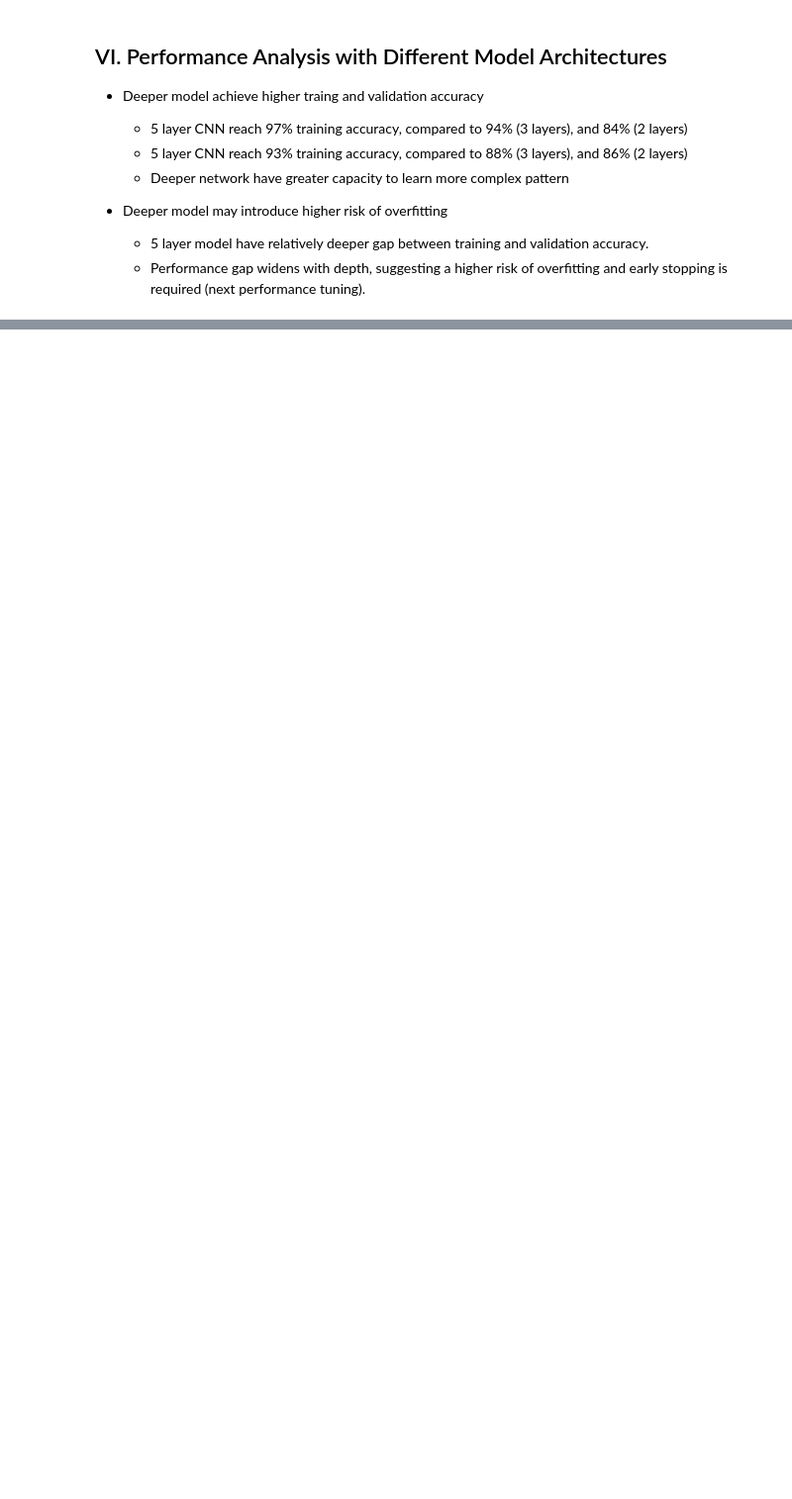
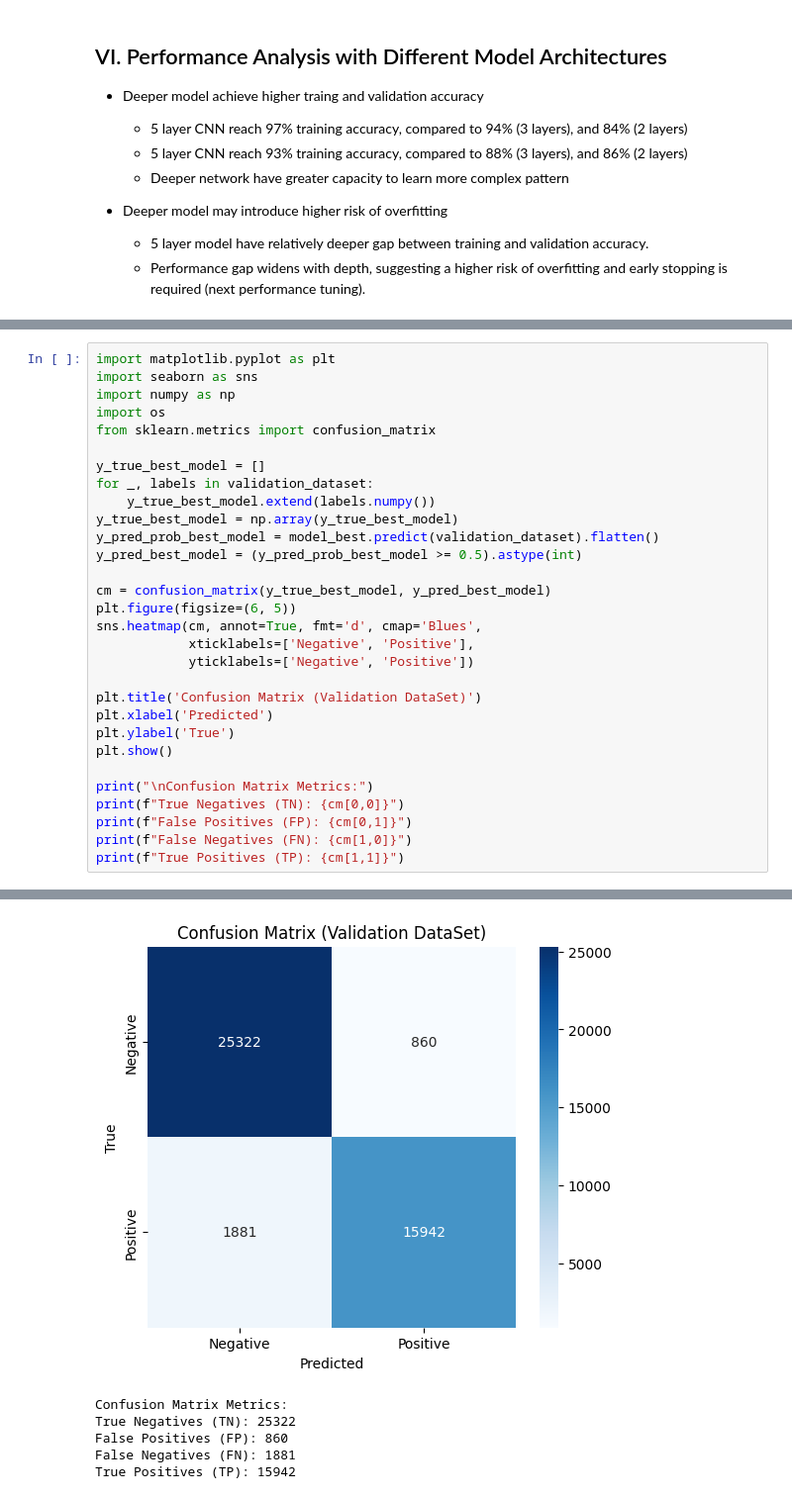
Before and after one commit to alme9155/csca-5642-week3, a Jupyter notebook: histopathologeic-cancer-detection.ipynb, the cells around one changed output, grey strips where cells are left out. Shown at 99% size. Cells and saved outputs as stored; diff of their text form; blank space fills up the shorter version.

```diff
--- a/histopathologeic-cancer-detection.ipynb
+++ b/histopathologeic-cancer-detection.ipynb
@@ -830,0 +1153,31 @@ print(f"Validation AUC: {best_validation_auc:.4f}")
+# %%
+import matplotlib.pyplot as plt
+import seaborn as sns
+import numpy as np
+import os
+from sklearn.metrics import confusion_matrix
+
+y_true_best_model = []
+for _, labels in validation_dataset:
+    y_true_best_model.extend(labels.numpy())
+y_true_best_model = np.array(y_true_best_model)
+y_pred_prob_best_model = model_best.predict(validation_dataset).flatten()
+y_pred_best_model = (y_pred_prob_best_model >= 0.5).astype(int)
+
+cm = confusion_matrix(y_true_best_model, y_pred_best_model)
+plt.figure(figsize=(6, 5))
+sns.heatmap(cm, annot=True, fmt='d', cmap='Blues',
+            xticklabels=['Negative', 'Positive'],
+            yticklabels=['Negative', 'Positive'])
+
+plt.title('Confusion Matrix (Validation DataSet)')
+plt.xlabel('Predicted')
+plt.ylabel('True')
+plt.show()
+
+print("\nConfusion Matrix Metrics:")
+print(f"True Negatives (TN): {cm[0,0]}")
+print(f"False Positives (FP): {cm[0,1]}")
+print(f"False Negatives (FN): {cm[1,0]}")
+print(f"True Positives (TP): {cm[1,1]}")
+# %% [output]
@@ -831,3 +1185,9 @@ print(f"Validation AUC: {best_validation_auc:.4f}")
+[figure, added]
+Confusion Matrix Metrics:
+True Negatives (TN): 25322
+False Positives (FP): 860
+False Negatives (FN): 1881
+True Positives (TP): 15942
 # %%
 import matplotlib.pyplot as plt
 import seaborn as sns
```
Also changed, not shown: parts of 29 cells of this notebook.
